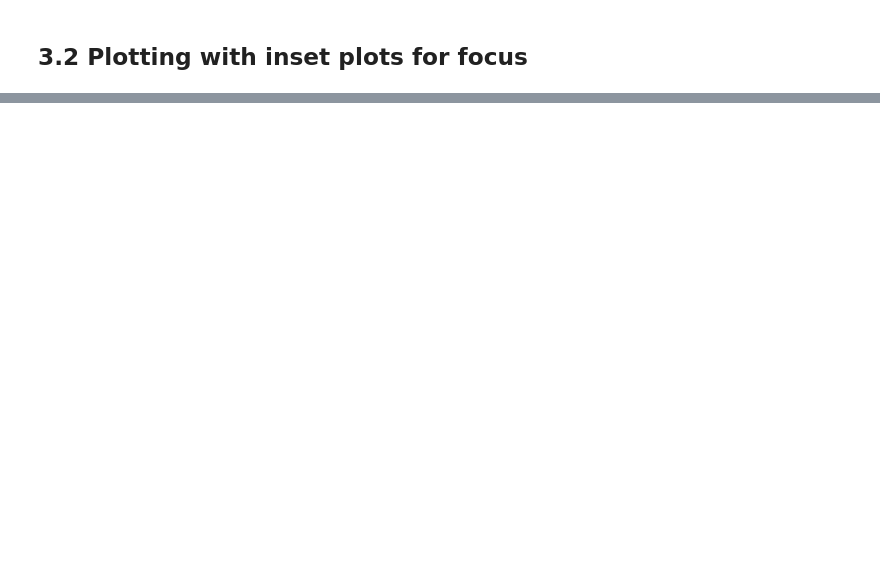
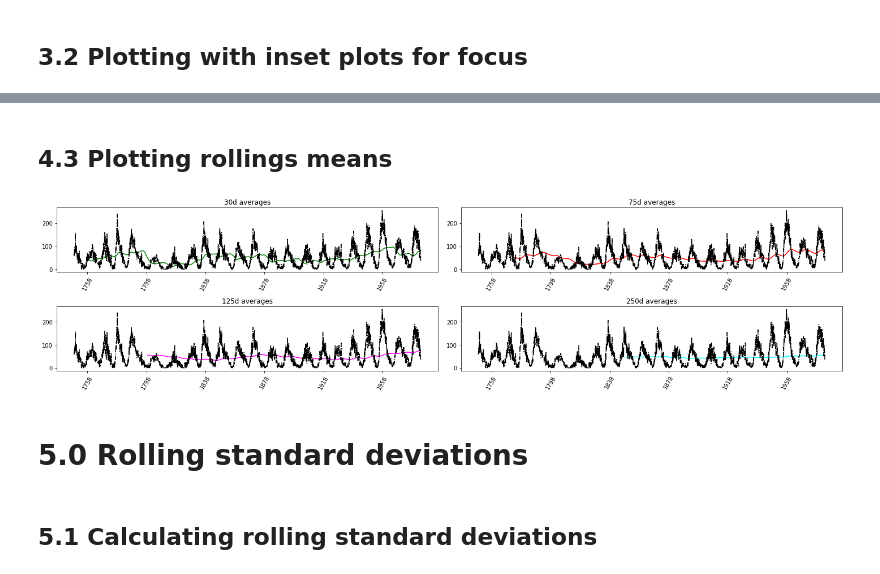
Before and after one commit to Anvilkeagan/Datacamp, a Jupyter notebook: Datacamp/Introduction to Data Visualization with Python/4 Analyzing time series and images.ipynb, the cells around one changed output, grey strips where cells are left out. Cells and saved outputs as stored; diff of their text form; code cells hidden in the pictures; blank space fills up the shorter version.

```diff
--- a/Datacamp/Introduction to Data Visualization with Python/4 Analyzing time series and images.ipynb
+++ b/Datacamp/Introduction to Data Visualization with Python/4 Analyzing time series and images.ipynb
@@ -117,0 +130,3 @@ plt.show()
+# %%
+#importing the data into a DataFrame
+sunspot=pd.read_csv(folder_selected+'/'+'sunspot'+'.csv',parse_dates=True)
@@ -117,0 +158,4 @@ plt.show()
+# %%
+# set the index to the 'Month' column
+sunspot=sunspot.set_index('Month')
+sunspot.tail(1)
@@ -117,0 +168,13 @@ plt.show()
+# %%
+#define example windows. Number represents the number of observations
+windows=[120,300,600,1200]
+
+#Create new dataframe to append rolling means to
+sunspot_means=pd.DataFrame(sunspot['Sunspots'])
+
+#loop through all windows: Create series and append to above dataframe
+for window in windows:
+    sunspot_means['mean_'+str(window)]=sunspot_means['Sunspots'].rolling(window).mean()
+
+#Inspect
+sunspot_means.tail()
@@ -117,0 +189,40 @@ plt.show()
+# %% [markdown]
+## 4.3 Plotting rollings means
+# %%
+# Plot the 30-day moving average in the top left subplot in green
+plt.subplot(2,2,1)
+plt.plot(sunspot_means.mean_120, 'green')
+plt.plot(sunspot_means.Sunspots, 'k-.')
+plt.xticks(rotation=60)
+plt.title('30d averages')
+
+# Plot the 75-day moving average in the top right subplot in red
+plt.subplot(2,2,2)
+plt.plot(sunspot_means.mean_300, 'red')
+plt.plot(sunspot_means.Sunspots, 'k-.')
+plt.xticks(rotation=60)
+plt.title('75d averages')
+
+# Plot the 125-day moving average in the bottom left subplot in magenta
+plt.subplot(2, 2, 3)
+plt.plot(sunspot_means.mean_600, 'magenta')
+plt.plot(sunspot_means.Sunspots, 'k-.')
+plt.xticks(rotation=60)
+plt.title('125d averages')
+
+# Plot the 250-day moving average in the bottom right subplot in cyan
+plt.subplot(2, 2, 4)
+plt.plot(sunspot_means.mean_1200, 'cyan')
+plt.plot(sunspot_means.Sunspots, 'k-.')
+plt.xticks(rotation=60)
+plt.title('250d averages')
+
+# Display the plot
+plt.tight_layout()
+plt.show()
+# %% [output]
+[figure, added]
+# %% [markdown]
+# 5.0 Rolling standard deviations
+# %% [markdown]
+## 5.1 Calculating rolling standard deviations
```
Also changed, not shown: parts of 38 cells of this notebook, 4 other files.
